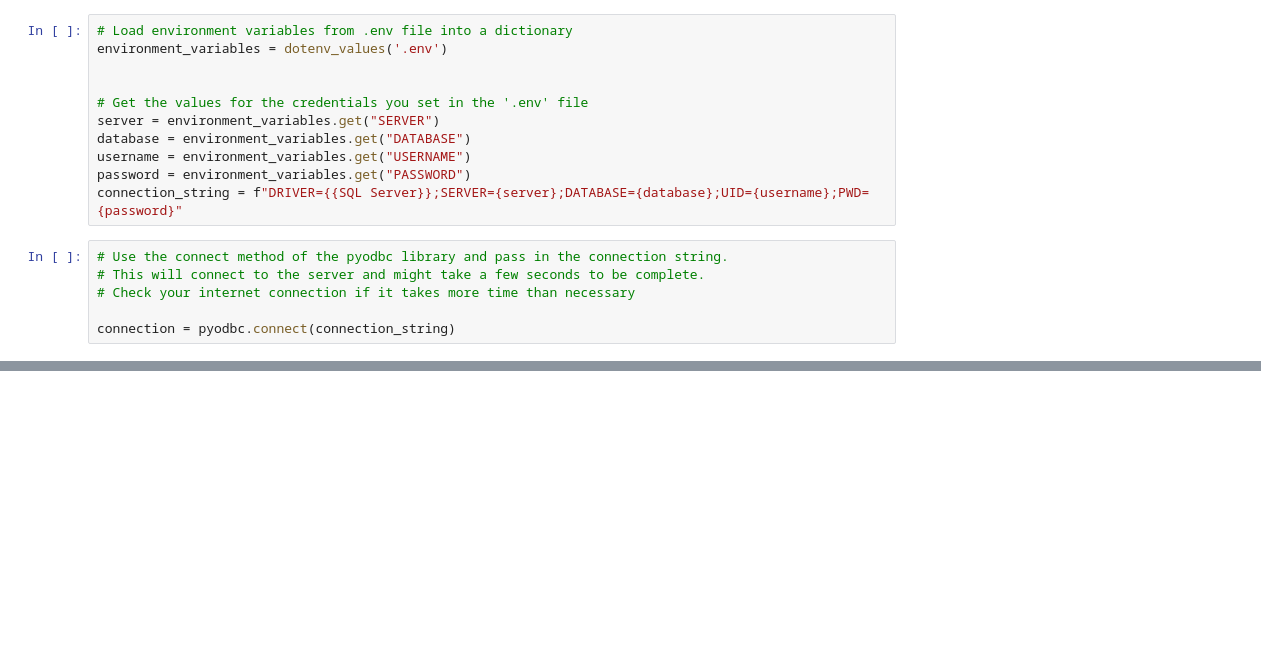
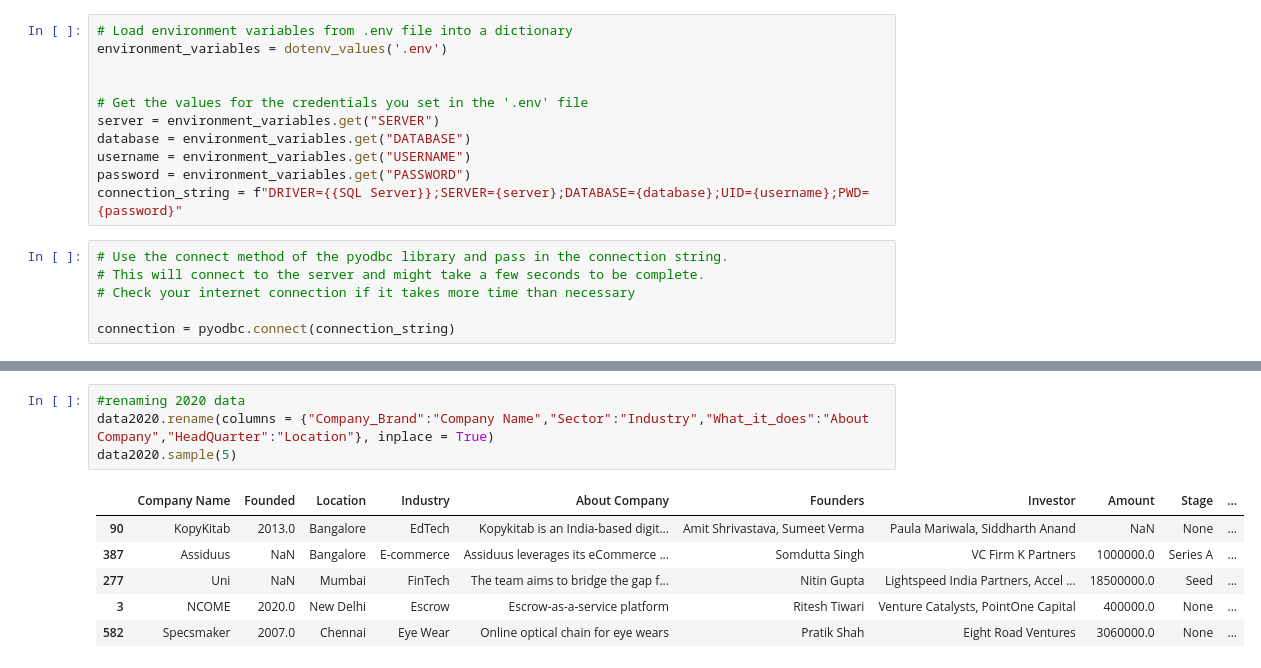
Before and after one commit to OnsongoN/firstLP1, a Jupyter notebook: notebook.ipynb, the cells around one changed output, grey strips where cells are left out. Saved outputs shown, nothing was run; the diff lists cells and outputs as text; blank space fills up the shorter version.

```diff
--- a/notebook.ipynb
+++ b/notebook.ipynb
@@ -54,0 +385,11 @@ data
+# %%
+#renaming 2020 data
+data2020.rename(columns = {"Company_Brand":"Company Name","Sector":"Industry","What_it_does":"About Company","HeadQuarter":"Location"}, inplace = True)
+data2020.sample(5)
+# %% [output]
+|  | Company Name | Founded | Location | Industry | About Company | Founders | Investor | Amount | Stage | ... |
+| 90 | KopyKitab | 2013.0 | Bangalore | EdTech | Kopykitab is an India-based digit... | Amit Shrivastava, Sumeet Verma | Paula Mariwala, Siddharth Anand | NaN | None | ... |
+| 387 | Assiduus | NaN | Bangalore | E-commerce | Assiduus leverages its eCommerce ... | Somdutta Singh | VC Firm K Partners | 1000000.0 | Series A | ... |
+| 277 | Uni | NaN | Mumbai | FinTech | The team aims to bridge the gap f... | Nitin Gupta | Lightspeed India Partners, Accel ... | 18500000.0 | Seed | ... |
+| 3 | NCOME | 2020.0 | New Delhi | Escrow | Escrow-as-a-service platform | Ritesh Tiwari | Venture Catalysts, PointOne Capital | 400000.0 | None | ... |
+| 582 | Specsmaker | 2007.0 | Chennai | Eye Wear | Online optical chain for eye wears | Pratik Shah | Eight Road Ventures | 3060000.0 | None | ... |
```
Also changed, not shown: parts of 55 cells of this notebook, 1 other file.
